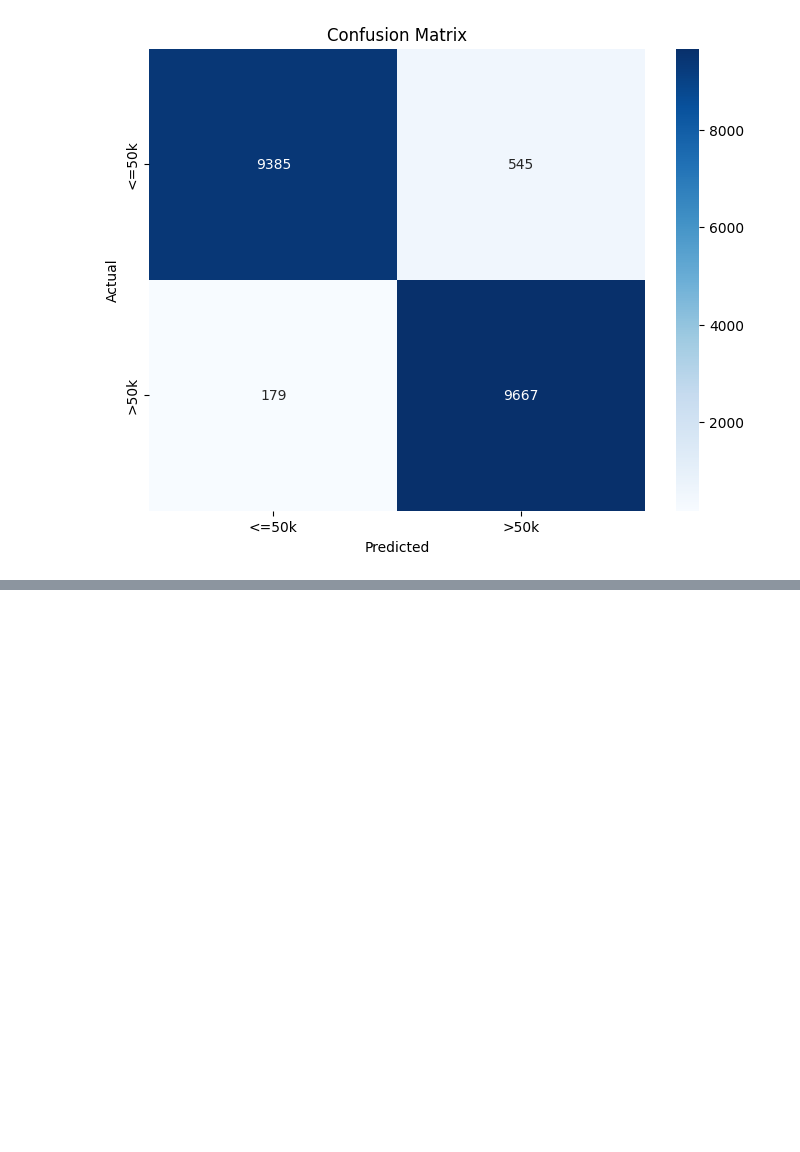
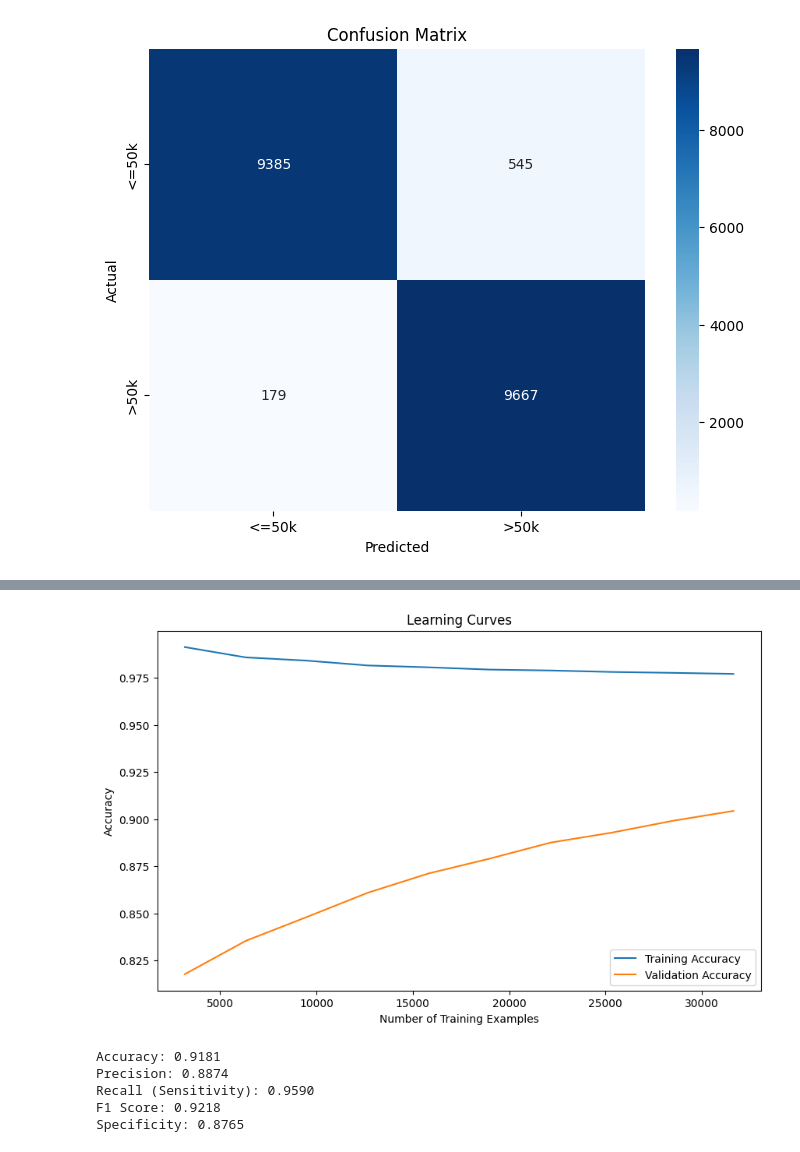
Before and after one commit to manpreetdhindsa747/COMP_542, a Jupyter notebook: adult_prediction.ipynb, the cells around one changed output, grey strips where cells are left out. Drawn from its saved outputs; the diff is of its cells as text; code cells hidden in the pictures; blank space fills up the shorter version.

```diff
--- a/adult_prediction.ipynb
+++ b/adult_prediction.ipynb
@@ -674,0 +718,74 @@ Accuracy: 0.9633899676375405
+# %%
+import pandas as pd
+import matplotlib.pyplot as plt
+import seaborn as sns
+import numpy as np
+from sklearn.model_selection import train_test_split, learning_curve
+from sklearn.ensemble import RandomForestClassifier
+from sklearn.metrics import accuracy_score, confusion_matrix
+from sklearn.impute import SimpleImputer
+
+class_names = ['<=50k', '>50k']
+
+# Handle missing values in X using the mean
+X = adult_balanced.drop('target', axis=1)
+y = adult_balanced['target']
+imputer = SimpleImputer(strategy='mean')
+X = imputer.fit_transform(X)
+
+X_train, X_test, y_train, y_test = train_test_split(X, y, test_size=0.2, random_state=42)
+
+# Create a RandomForestClassifier
+rf_classifier = RandomForestClassifier(n_estimators=20, max_depth=40, max_leaf_nodes=5000, random_state=42)
+
+# Calculate and plot the learning curves
+train_sizes, train_scores, val_scores = learning_curve(
+    rf_classifier, X_train, y_train, train_sizes=np.linspace(0.1, 1.0, 10), cv=5)
+
+train_scores_mean = np.mean(train_scores, axis=1)
+val_scores_mean = np.mean(val_scores, axis=1)
+
+plt.figure(figsize=(10, 6))
+plt.plot(train_sizes, train_scores_mean, label='Training Accuracy')
+plt.plot(train_sizes, val_scores_mean, label='Validation Accuracy')
+plt.xlabel('Number of Training Examples')
+plt.ylabel('Accuracy')
+plt.legend()
+plt.title('Learning Curves')
+plt.show()
+# %% [output]
+[figure, added]
+# %%
+from sklearn.model_selection import train_test_split
+from sklearn.ensemble import RandomForestClassifier
+from sklearn.metrics import accuracy_score, precision_score, recall_score, f1_score, confusion_matrix
+
+rf_classifier = RandomForestClassifier(n_estimators=20, max_depth=40, max_leaf_nodes=5000, random_state=42)
+rf_classifier.fit(X_train, y_train)
+
+# Make predictions on the test set
+y_pred = rf_classifier.predict(X_test)
+
+# Calculate various metrics
+accuracy = accuracy_score(y_test, y_pred)
+precision = precision_score(y_test, y_pred)
+recall = recall_score(y_test, y_pred)
+f1 = f1_score(y_test, y_pred)
+
+# Confusion matrix to calculate specificity
+conf_matrix = confusion_matrix(y_test, y_pred)
+tn, fp, fn, tp = conf_matrix.ravel()
+specificity = tn / (tn + fp)
+
+# Display the metrics
+print(f"Accuracy: {accuracy:.4f}")
+print(f"Precision: {precision:.4f}")
+print(f"Recall (Sensitivity): {recall:.4f}")
+print(f"F1 Score: {f1:.4f}")
+print(f"Specificity: {specificity:.4f}")
+# %% [output]
+Accuracy: 0.9181
+Precision: 0.8874
+Recall (Sensitivity): 0.9590
+F1 Score: 0.9218
+Specificity: 0.8765
```
Also changed, not shown: parts of 3 cells of this notebook.
